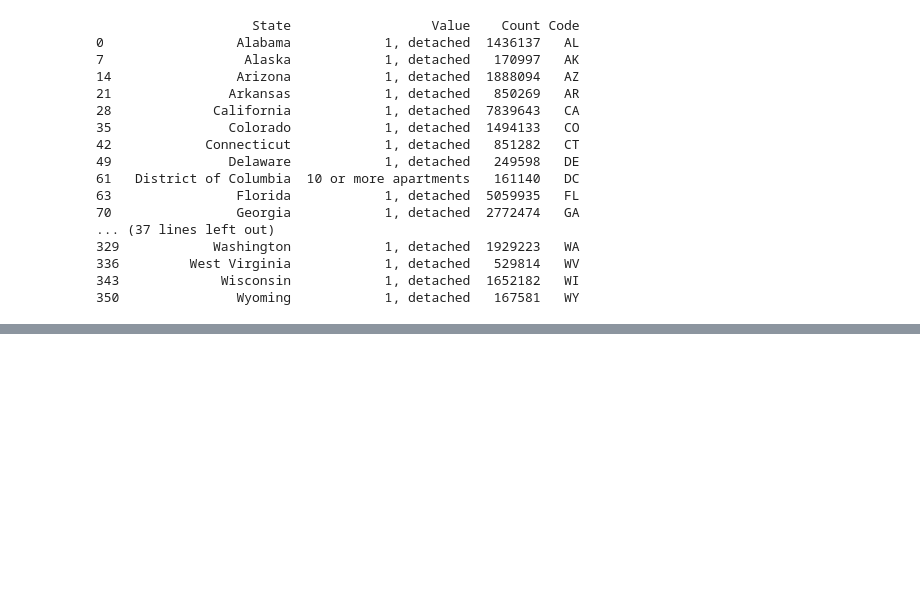
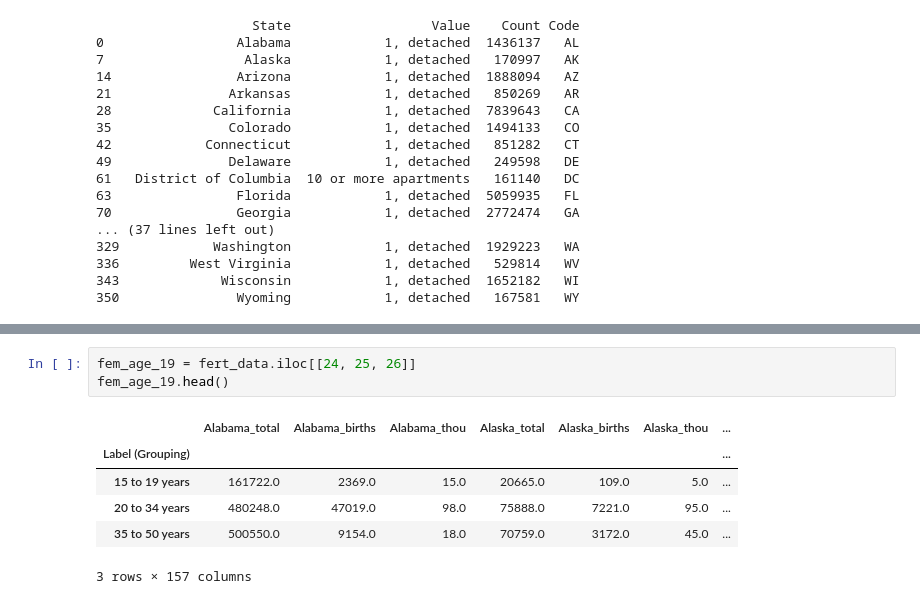
Before and after one commit to syaldram/RealEstate-vs-Demographics, a Jupyter notebook: house_char.ipynb, the cells around one changed output, grey strips where cells are left out. Cells and saved outputs as stored; diff of their text form; blank space fills up the shorter version.

```diff
--- a/house_char.ipynb
+++ b/house_char.ipynb
@@ -503,0 +594,10 @@ fig.show()
+# %%
+fem_age_19 = fert_data.iloc[[24, 25, 26]]
+fem_age_19.head()
+# %% [output]
+|  | Alabama_total | Alabama_births | Alabama_thou | Alaska_total | Alaska_births | Alaska_thou | ... |
+| Label (Grouping) |  |  |  |  |  |  | ... |
+| 15 to 19 years | 161722.0 | 2369.0 | 15.0 | 20665.0 | 109.0 | 5.0 | ... |
+| 20 to 34 years | 480248.0 | 47019.0 | 98.0 | 75888.0 | 7221.0 | 95.0 | ... |
+| 35 to 50 years | 500550.0 | 9154.0 | 18.0 | 70759.0 | 3172.0 | 45.0 | ... |
+3 rows × 157 columns
```
Also changed, not shown: parts of 22 cells of this notebook, 3 other files.
